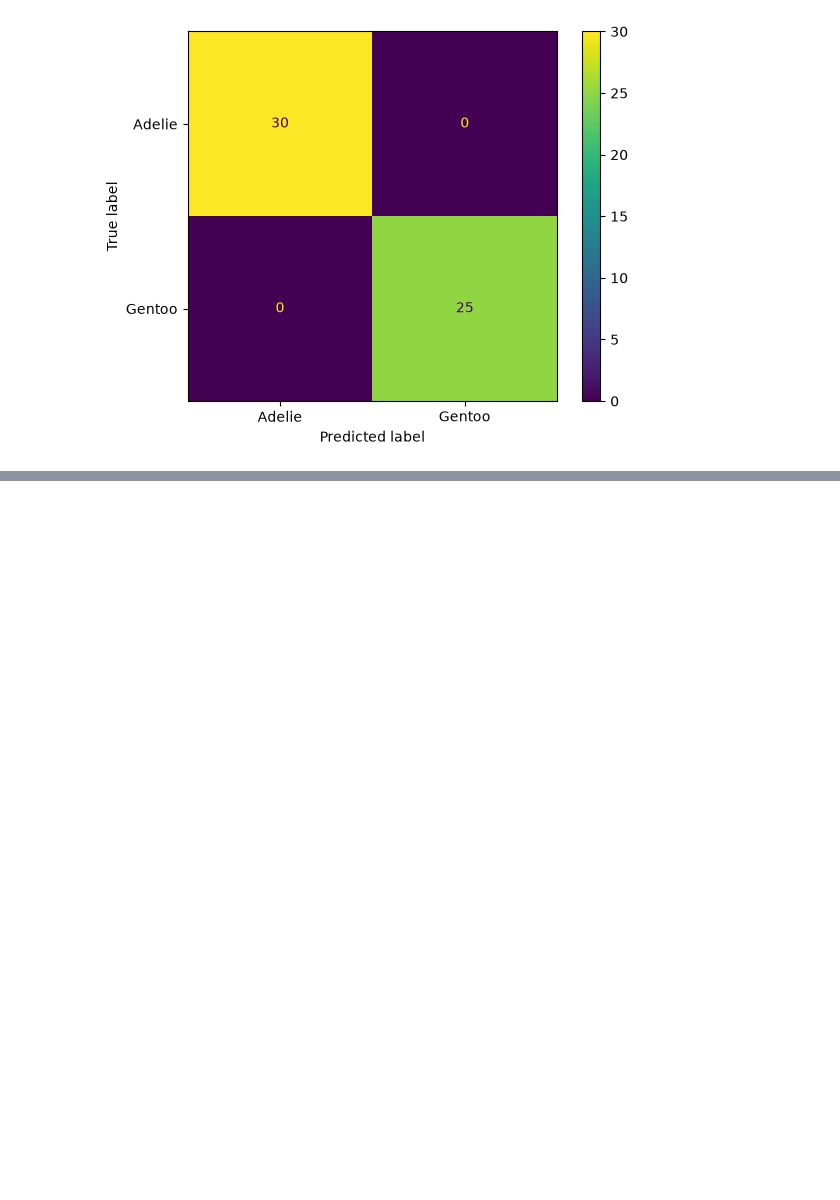
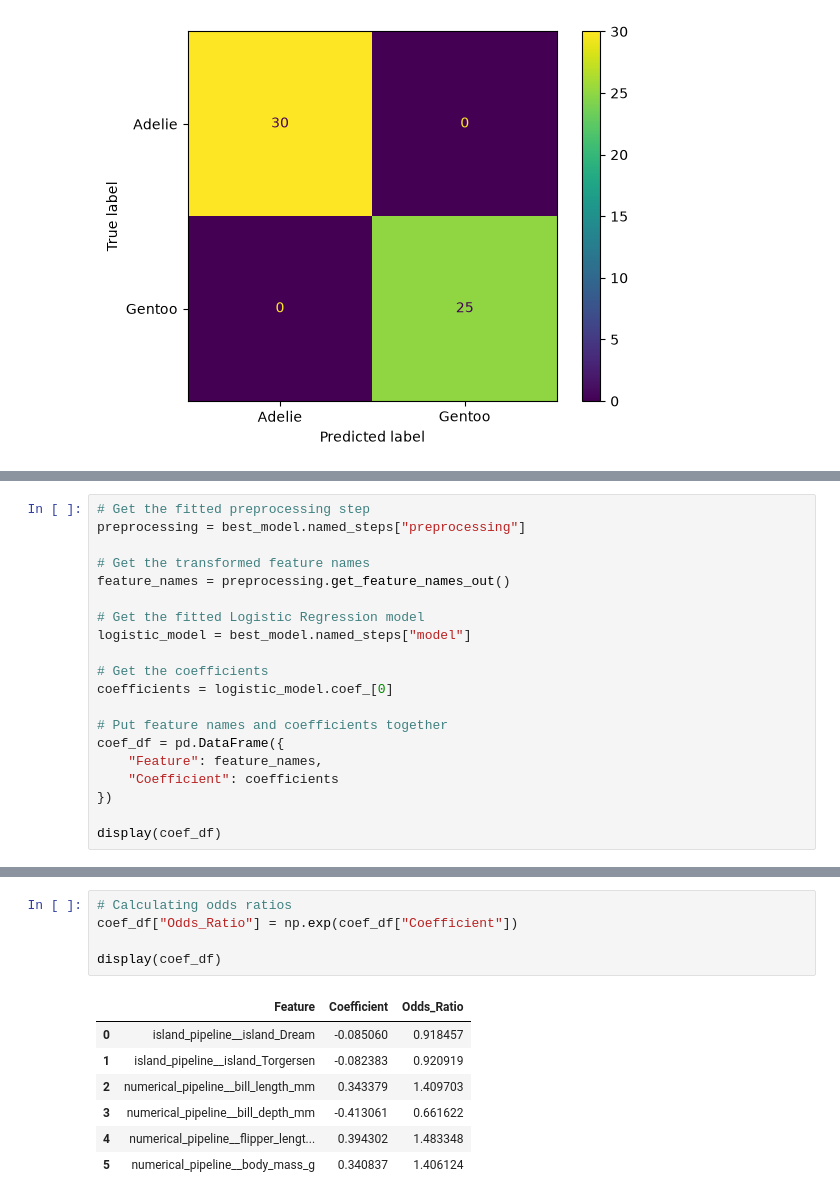
Before and after one commit to OleSuyaye/penguin-species-prediction, a Jupyter notebook: notebooks/01_logistic_regression_penguins.ipynb, the cells around one changed output, grey strips where cells are left out. Saved outputs shown, nothing was run; the diff lists cells and outputs as text; blank space fills up the shorter version.

Commit message:
model interpretation

```diff
--- a/notebooks/01_logistic_regression_penguins.ipynb
+++ b/notebooks/01_logistic_regression_penguins.ipynb
@@ -454,0 +488,20 @@ plt.show()
+# %%
+# Get the fitted preprocessing step
+preprocessing = best_model.named_steps["preprocessing"]
+
+# Get the transformed feature names
+feature_names = preprocessing.get_feature_names_out()
+
+# Get the fitted Logistic Regression model
+logistic_model = best_model.named_steps["model"]
+
+# Get the coefficients
+coefficients = logistic_model.coef_[0]
+
+# Put feature names and coefficients together
+coef_df = pd.DataFrame({
+    "Feature": feature_names,
+    "Coefficient": coefficients
+})
+
+display(coef_df)
@@ -454,0 +516,13 @@ plt.show()
+# %%
+# Calculating odds ratios
+coef_df["Odds_Ratio"] = np.exp(coef_df["Coefficient"])
+
+display(coef_df)
+# %% [output]
+|  | Feature | Coefficient | Odds_Ratio |
+| 0 | island_pipeline__island_Dream | -0.085060 | 0.918457 |
+| 1 | island_pipeline__island_Torgersen | -0.082383 | 0.920919 |
+| 2 | numerical_pipeline__bill_length_mm | 0.343379 | 1.409703 |
+| 3 | numerical_pipeline__bill_depth_mm | -0.413061 | 0.661622 |
+| 4 | numerical_pipeline__flipper_lengt... | 0.394302 | 1.483348 |
+| 5 | numerical_pipeline__body_mass_g | 0.340837 | 1.406124 |
```
Also changed, not shown: parts of 6 cells of this notebook.
